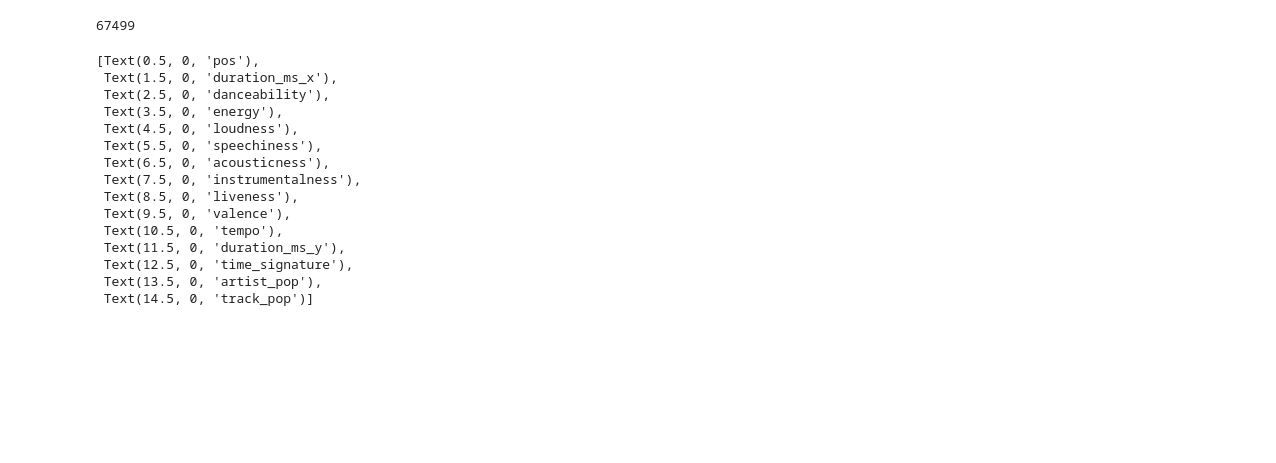
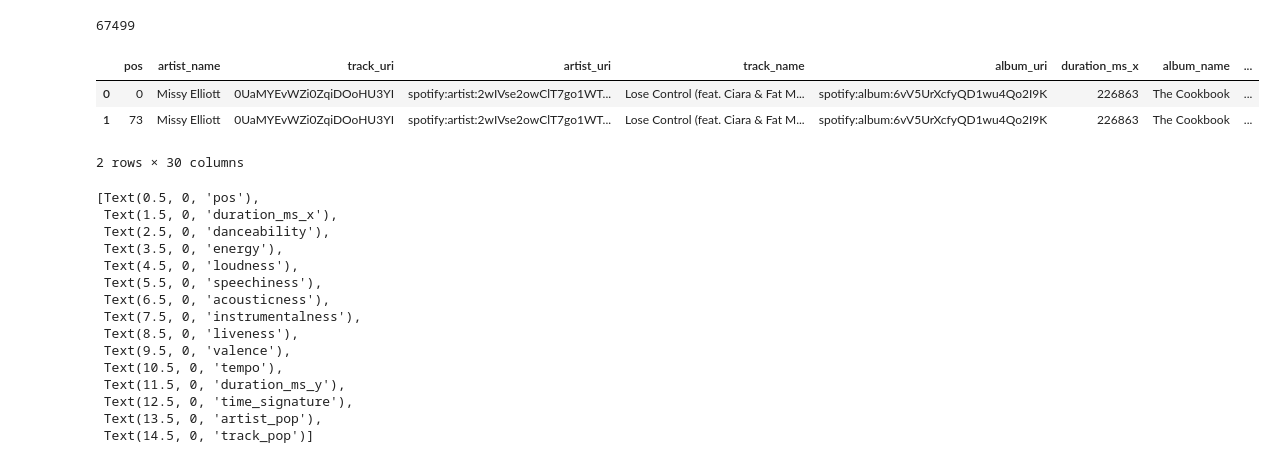
Before and after one commit to Hadryan/Spotify-Music-Recommendation-2, a Jupyter notebook: spotifyrecommender.ipynb, the cells around one changed output. Saved outputs shown, nothing was run; the diff lists cells and outputs as text; code cells hidden in the pictures; blank space fills up the shorter version.

```diff
--- a/spotifyrecommender.ipynb
+++ b/spotifyrecommender.ipynb
@@ -79,6 +79,14 @@ sp = spotipy.Spotify(auth=token)
 len(data)
 # %% [output]
 67499
+# %%
+data.drop(columns=["Unnamed: 0",'Unnamed: 0.1'], inplace = True)
+data.head(2)
+# %% [output]
+|  | pos | artist_name | track_uri | artist_uri | track_name | album_uri | duration_ms_x | album_name | ... |
+| 0 | 0 | Missy Elliott | 0UaMYEvWZi0ZqiDOoHU3YI | spotify:artist:2wIVse2owClT7go1WT... | Lose Control (feat. Ciara & Fat M... | spotify:album:6vV5UrXcfyQD1wu4Qo2I9K | 226863 | The Cookbook | ... |
+| 1 | 73 | Missy Elliott | 0UaMYEvWZi0ZqiDOoHU3YI | spotify:artist:2wIVse2owClT7go1WT... | Lose Control (feat. Ciara & Fat M... | spotify:album:6vV5UrXcfyQD1wu4Qo2I9K | 226863 | The Cookbook | ... |
+2 rows × 30 columns
 # %%
 corr_df=data.drop(["key","mode","Unnamed: 0","Unnamed: 0.1"],axis=1).corr(method="pearson")
 plt.figure(figsize=(16,7))
```
